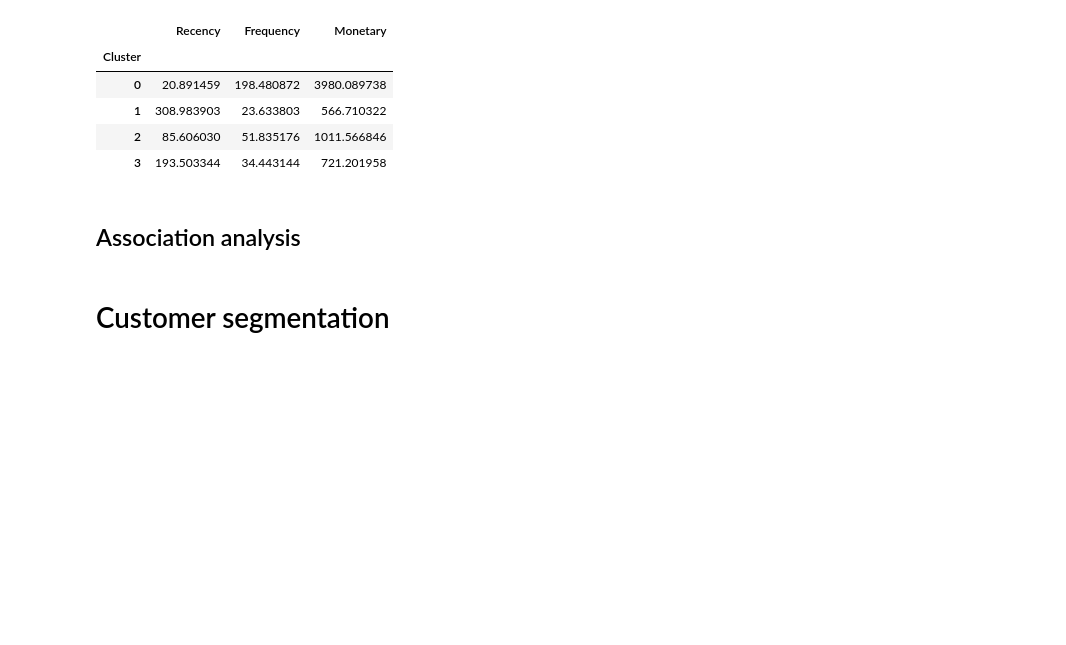
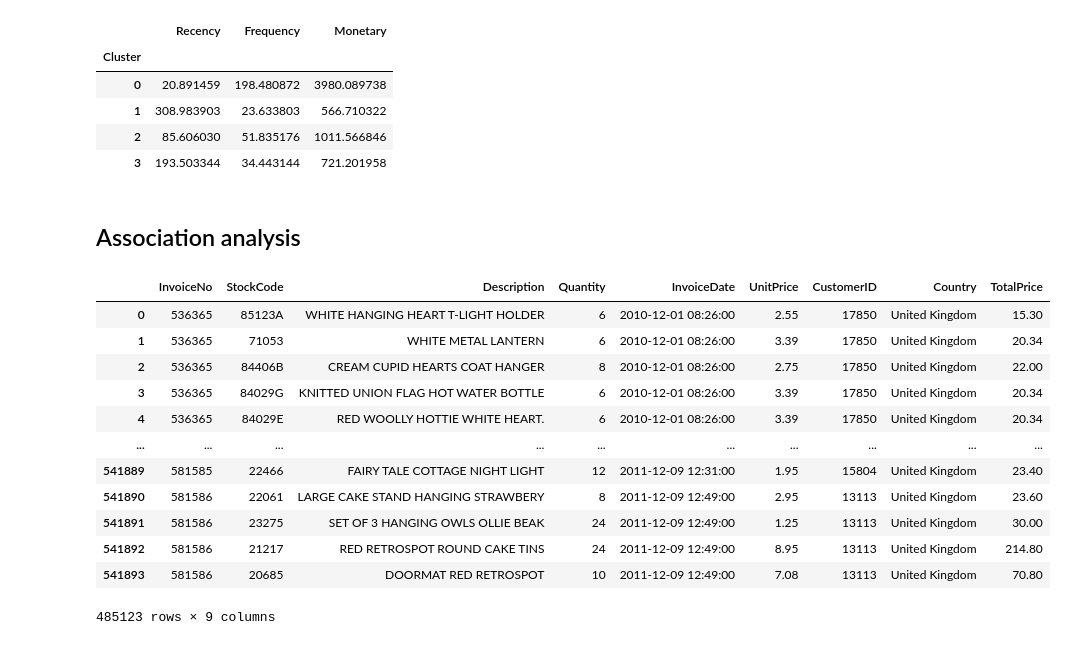
Before and after one commit to uzunb/crm-analysis-of-ecommerce-data, a Jupyter notebook: main.ipynb, the cells around one changed output. Saved outputs shown, nothing was run; the diff lists cells and outputs as text; code cells hidden in the pictures; blank space fills up the shorter version.

```diff
--- a/main.ipynb
+++ b/main.ipynb
@@ -515,5 +498,20 @@ clusterData.groupby("Cluster").mean()
 | 3 | 193.503344 | 34.443144 | 721.201958 |
 # %% [markdown]
 ## Association analysis
-# %% [markdown]
-# Customer segmentation
+# %%
+dataApriori = data[data["Country"] == "United Kingdom"]
+dataApriori
+# %% [output]
+|  | InvoiceNo | StockCode | Description | Quantity | InvoiceDate | UnitPrice | CustomerID | Country | TotalPrice |
+| 0 | 536365 | 85123A | WHITE HANGING HEART T-LIGHT HOLDER | 6 | 2010-12-01 08:26:00 | 2.55 | 17850 | United Kingdom | 15.30 |
+| 1 | 536365 | 71053 | WHITE METAL LANTERN | 6 | 2010-12-01 08:26:00 | 3.39 | 17850 | United Kingdom | 20.34 |
+| 2 | 536365 | 84406B | CREAM CUPID HEARTS COAT HANGER | 8 | 2010-12-01 08:26:00 | 2.75 | 17850 | United Kingdom | 22.00 |
+| 3 | 536365 | 84029G | KNITTED UNION FLAG HOT WATER BOTTLE | 6 | 2010-12-01 08:26:00 | 3.39 | 17850 | United Kingdom | 20.34 |
+| 4 | 536365 | 84029E | RED WOOLLY HOTTIE WHITE HEART. | 6 | 2010-12-01 08:26:00 | 3.39 | 17850 | United Kingdom | 20.34 |
+| ... | ... | ... | ... | ... | ... | ... | ... | ... | ... |
+| 541889 | 581585 | 22466 | FAIRY TALE COTTAGE NIGHT LIGHT | 12 | 2011-12-09 12:31:00 | 1.95 | 15804 | United Kingdom | 23.40 |
+| 541890 | 581586 | 22061 | LARGE CAKE STAND HANGING STRAWBERY | 8 | 2011-12-09 12:49:00 | 2.95 | 13113 | United Kingdom | 23.60 |
+| 541891 | 581586 | 23275 | SET OF 3 HANGING OWLS OLLIE BEAK | 24 | 2011-12-09 12:49:00 | 1.25 | 13113 | United Kingdom | 30.00 |
+| 541892 | 581586 | 21217 | RED RETROSPOT ROUND CAKE TINS | 24 | 2011-12-09 12:49:00 | 8.95 | 13113 | United Kingdom | 214.80 |
+| 541893 | 581586 | 20685 | DOORMAT RED RETROSPOT | 10 | 2011-12-09 12:49:00 | 7.08 | 13113 | United Kingdom | 70.80 |
+485123 rows × 9 columns
```
Also changed, not shown: parts of 8 cells of this notebook.
